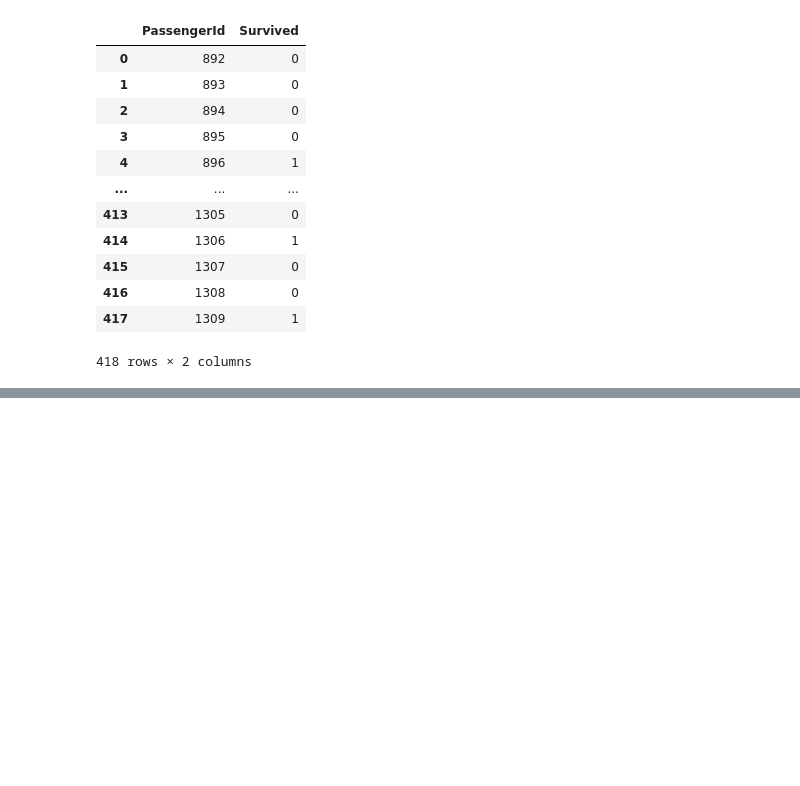
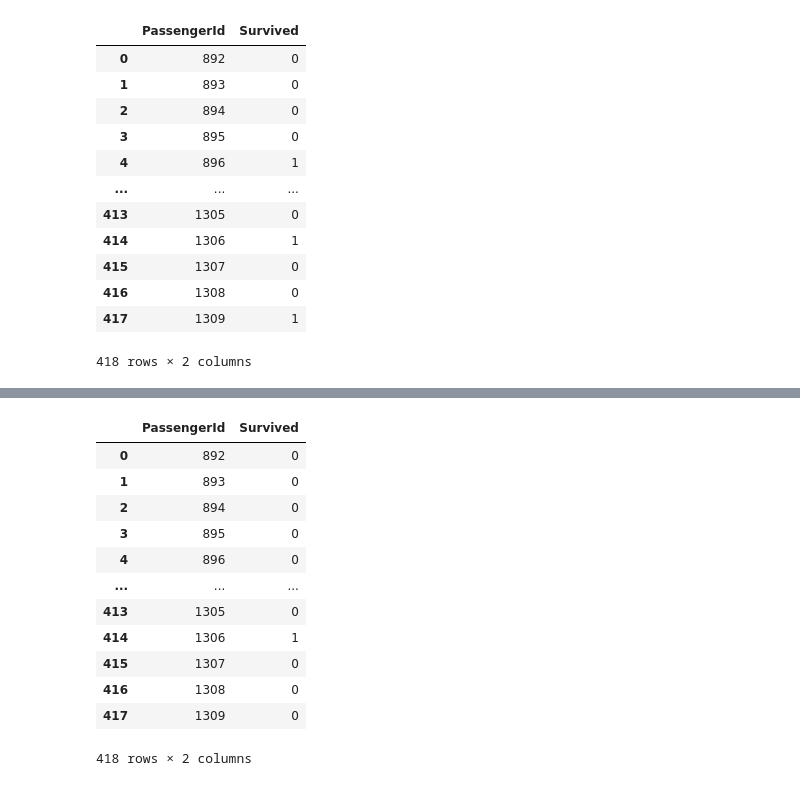
Before and after one commit to max36067/machine_learning_1211, a Jupyter notebook: titanic_classification.ipynb, the cells around one changed output, grey strips where cells are left out. Drawn from its saved outputs; the diff is of its cells as text; code cells hidden in the pictures; blank space fills up the shorter version.

```diff
--- a/titanic_classification.ipynb
+++ b/titanic_classification.ipynb
@@ -314,0 +325,25 @@ pd.DataFrame({
+# %%
+clf = KNeighborsClassifier(n_neighbors=17)
+clf.fit(x_train_process, y_train)
+pre = clf.predict(x_test_process)
+pid = test_df["PassengerId"]
+result = pd.DataFrame({
+    "PassengerId":pid,
+    "Survived":pre
+})
+result.to_csv('titanic/result_knn.csv',encoding='utf8',index=False)
+result
+# %% [output]
+|  | PassengerId | Survived |
+| 0 | 892 | 0 |
+| 1 | 893 | 0 |
+| 2 | 894 | 0 |
+| 3 | 895 | 0 |
+| 4 | 896 | 0 |
+| ... | ... | ... |
+| 413 | 1305 | 0 |
+| 414 | 1306 | 1 |
+| 415 | 1307 | 0 |
+| 416 | 1308 | 0 |
+| 417 | 1309 | 0 |
+418 rows × 2 columns
```
Also changed, not shown: parts of 7 cells of this notebook.
